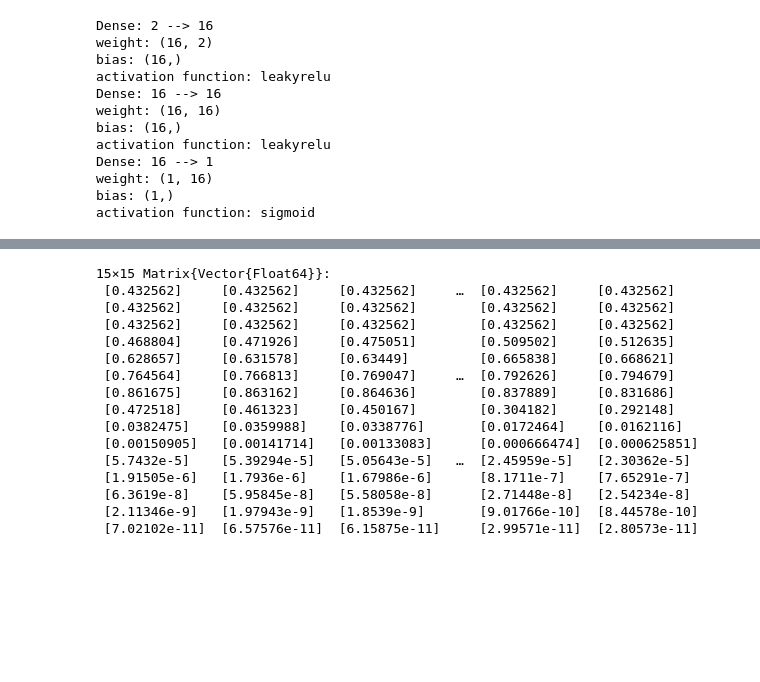
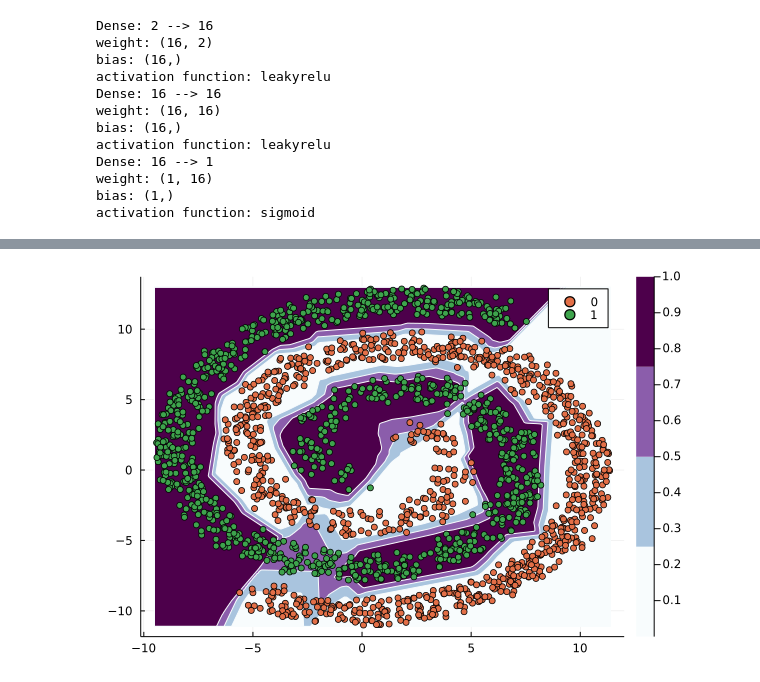
Before and after one commit to Clement-W/NNJulia.jl, a Jupyter notebook: Experiments/circlesClassification.ipynb, the cells around one changed output, grey strips where cells are left out. Drawn from its saved outputs; the diff is of its cells as text; code cells hidden in the pictures; blank space fills up the shorter version.

```diff
--- a/Experiments/circlesClassification.ipynb
+++ b/Experiments/circlesClassification.ipynb
@@ -120,20 +107,4 @@ Arrays have incorrect length or dimension.
-# %%
-data = collect(Iterators.product(1:15, 1:15))
-[model([d[1], d[2]]).data for d in data]
-# %% [output]
-15×15 Matrix{Vector{Float64}}:
- [0.432562]     [0.432562]     [0.432562]     …  [0.432562]     [0.432562]
- [0.432562]     [0.432562]     [0.432562]        [0.432562]     [0.432562]
- [0.432562]     [0.432562]     [0.432562]        [0.432562]     [0.432562]
- [0.468804]     [0.471926]     [0.475051]        [0.509502]     [0.512635]
- [0.628657]     [0.631578]     [0.63449]         [0.665838]     [0.668621]
- [0.764564]     [0.766813]     [0.769047]     …  [0.792626]     [0.794679]
- [0.861675]     [0.863162]     [0.864636]        [0.837889]     [0.831686]
- [0.472518]     [0.461323]     [0.450167]        [0.304182]     [0.292148]
- [0.0382475]    [0.0359988]    [0.0338776]       [0.0172464]    [0.0162116]
- [0.00150905]   [0.00141714]   [0.00133083]      [0.000666474]  [0.000625851]
- [5.7432e-5]    [5.39294e-5]   [5.05643e-5]   …  [2.45959e-5]   [2.30362e-5]
- [1.91505e-6]   [1.7936e-6]    [1.67986e-6]      [8.1711e-7]    [7.65291e-7]
- [6.3619e-8]    [5.95845e-8]   [5.58058e-8]      [2.71448e-8]   [2.54234e-8]
- [2.11346e-9]   [1.97943e-9]   [1.8539e-9]       [9.01766e-10]  [8.44578e-10]
- [7.02102e-11]  [6.57576e-11]  [6.15875e-11]     [2.99571e-11]  [2.80573e-11]
+# %%
+plot_decision_boundary(model,xData,yData)
+# %% [output]
+[figure, added]
```
Also changed, not shown: parts of 8 cells of this notebook, 2 other files.
